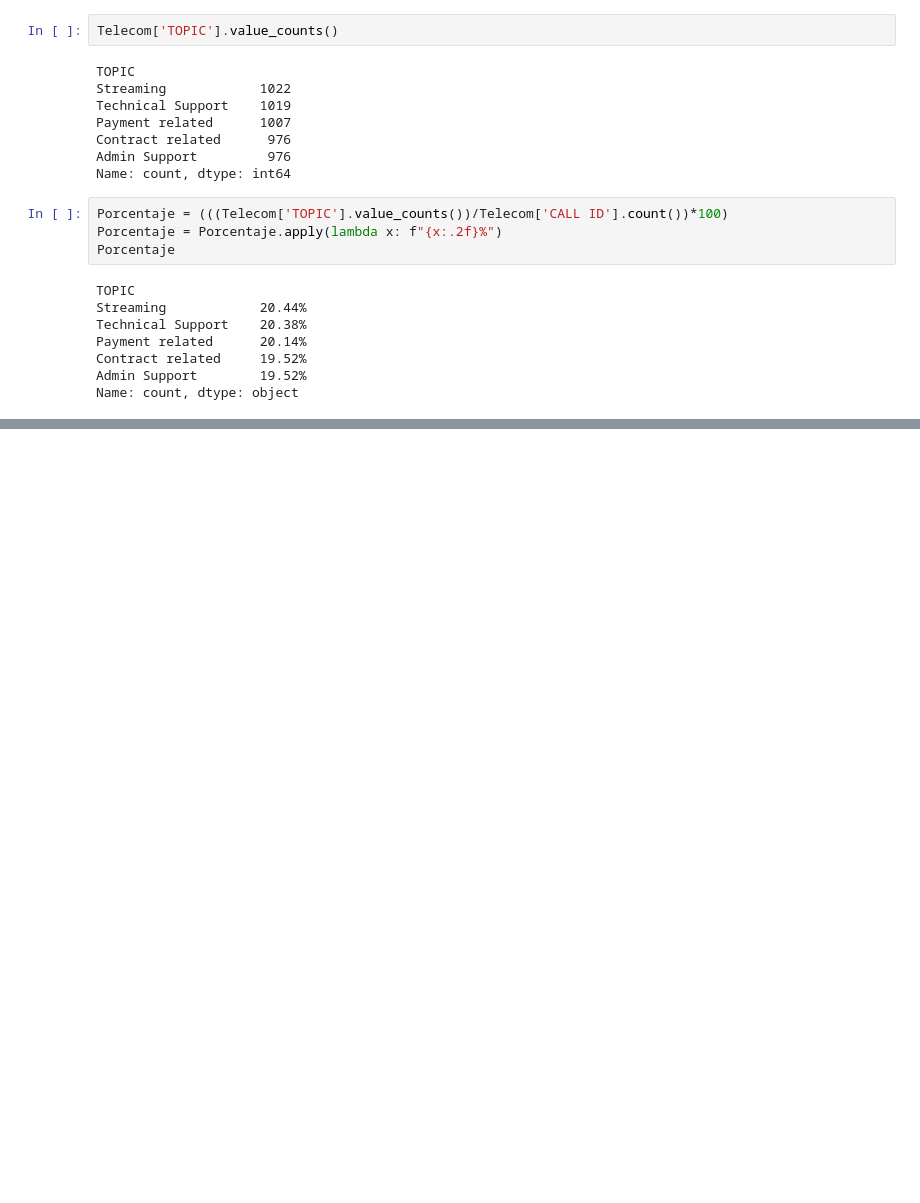
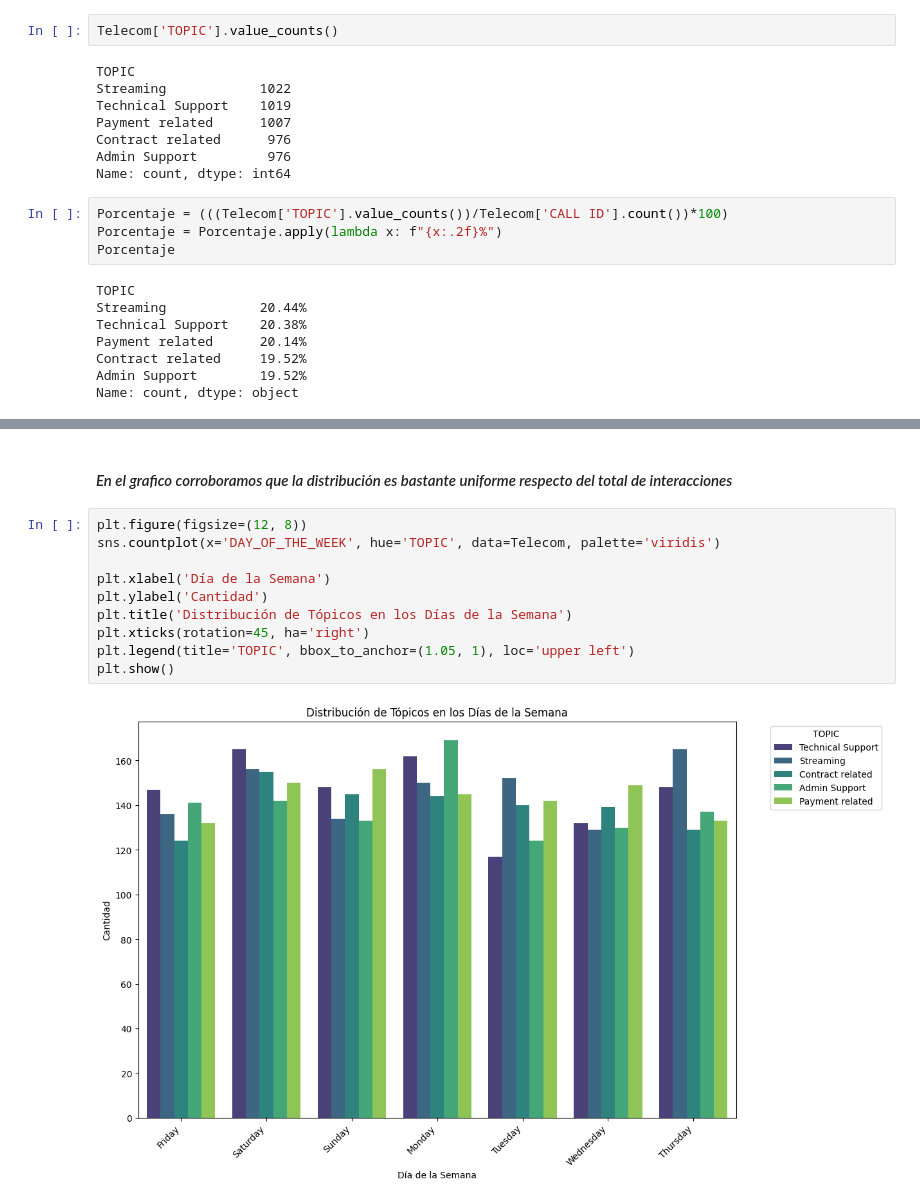
Before and after one commit to PABLOXAVIERMENDEZ/Proyecto_EDA_Pablo_Mendez, a Jupyter notebook: 4- Estadística descriptiva & As Is de los datos.ipynb, the cells around one changed output, grey strips where cells are left out. Saved outputs shown, nothing was run; the diff lists cells and outputs as text; blank space fills up the shorter version.

```diff
--- a/4- Estadística descriptiva & As Is de los datos.ipynb
+++ b/4- Estadística descriptiva & As Is de los datos.ipynb
@@ -107,0 +174,14 @@ Name: count, dtype: object
+# %% [markdown]
+#### *En el grafico corroboramos que la distribución es bastante uniforme respecto del total de interacciones*
+# %%
+plt.figure(figsize=(12, 8))
+sns.countplot(x='DAY_OF_THE_WEEK', hue='TOPIC', data=Telecom, palette='viridis')
+
+plt.xlabel('Día de la Semana')
+plt.ylabel('Cantidad')
+plt.title('Distribución de Tópicos en los Días de la Semana')
+plt.xticks(rotation=45, ha='right')
+plt.legend(title='TOPIC', bbox_to_anchor=(1.05, 1), loc='upper left')
+plt.show()
+# %% [output]
+[figure, added]
```
Also changed, not shown: parts of 7 cells of this notebook.
